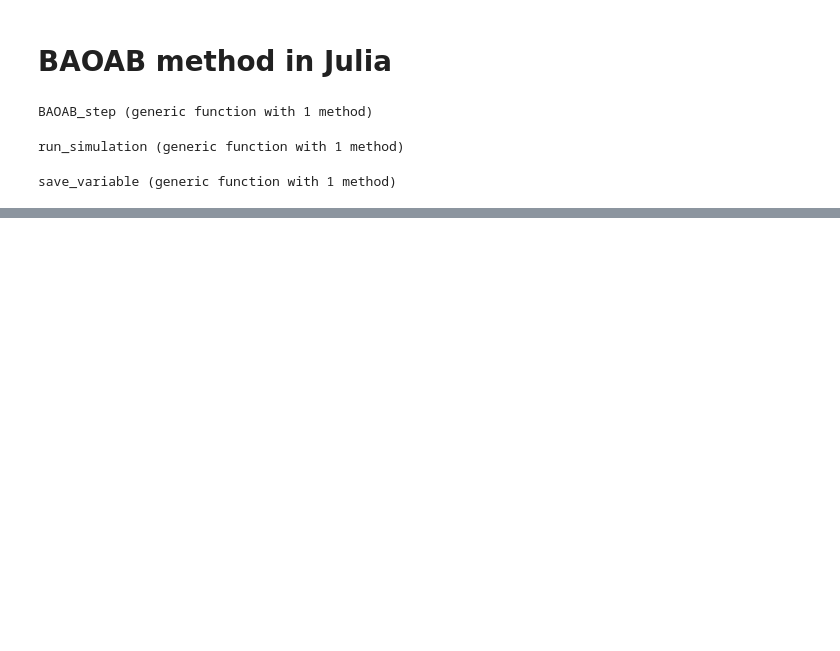
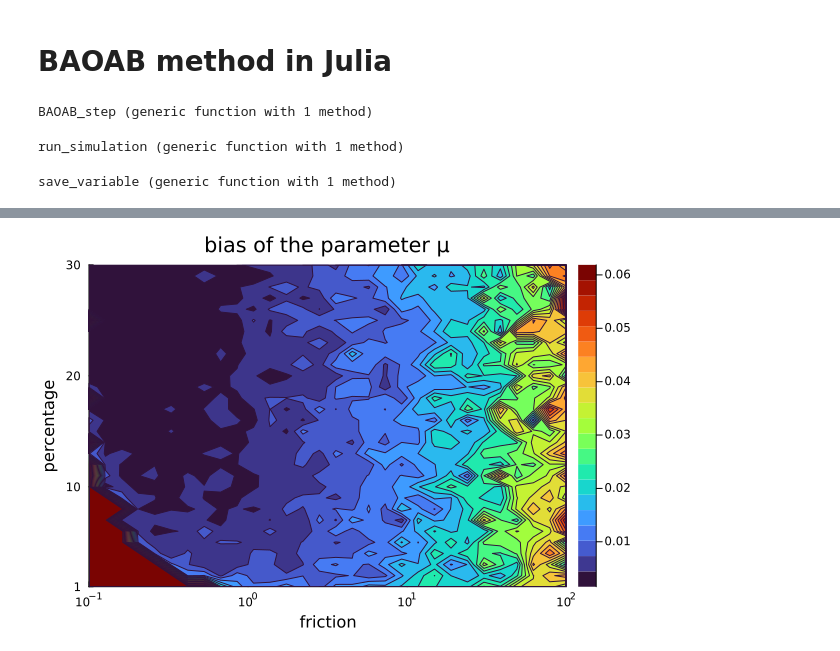
Before and after one commit to will-r-smith/Stochastic-Gradient-Langevin-Dynamics, a Jupyter notebook: models/problem1.ipynb, the cells around one changed output, grey strips where cells are left out. Cells and saved outputs as stored; diff of their text form; code cells hidden in the pictures; blank space fills up the shorter version.

```diff
--- a/models/problem1.ipynb
+++ b/models/problem1.ipynb
@@ -235,0 +234,16 @@ yticks!([1, 10, 20, 30])
+# %%
+n_lst = 30:-1:1
+A_lst = 10. .^ range(2, -1, length=30)
+A_ls = reverse(A_lst); n_ls = reverse(n_lst)
+bias_matrix_para1 = open(deserialize, "bias_matrix_para1.jls");
+
+contour(A_ls, n_ls, bias_matrix_para1, fill=true, linealpha=0)
+contourf(A_ls, n_ls, bias_matrix_para1, levels=20, color=:turbo, colorbar=true)
+title!("bias of the parameter μ")
+xaxis!(:log10)
+xlabel!("friction")
+ylabel!("percentage")
+xticks!([0.1, 1, 10, 100])
+yticks!([1, 10, 20, 30])
+# %% [output]
+[figure, added]
```
Also changed, not shown: parts of 10 cells of this notebook.
